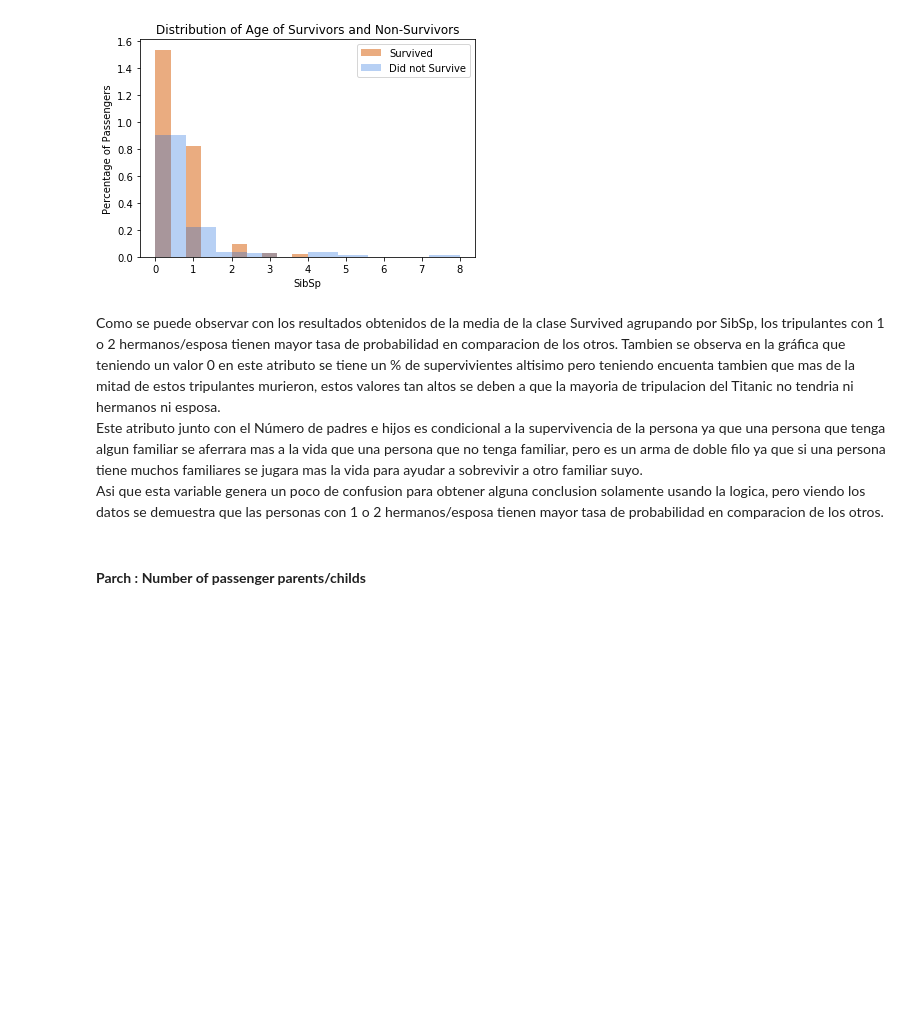
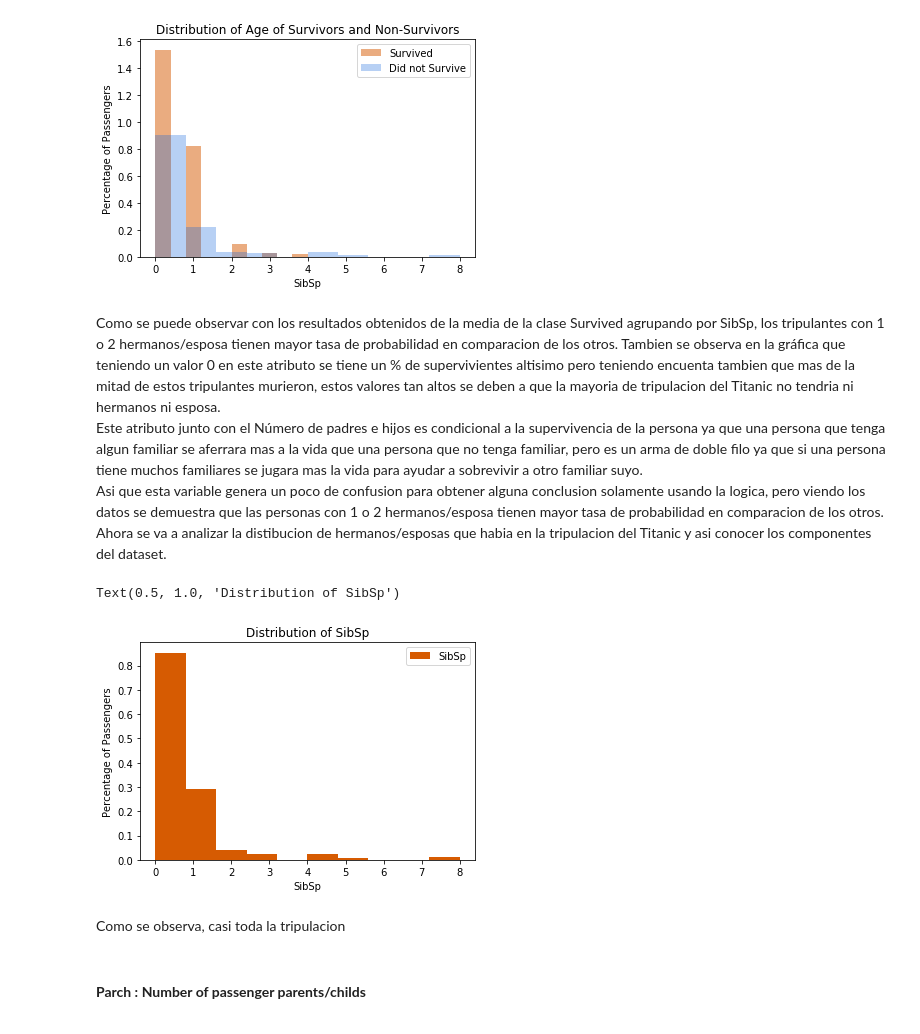
Before and after one commit to brudini/Titanic-Kaggle, a Jupyter notebook: titanic.ipynb, the cells around one changed output. Cells and saved outputs as stored; diff of their text form; code cells hidden in the pictures; blank space fills up the shorter version.

```diff
--- a/titanic.ipynb
+++ b/titanic.ipynb
@@ -309,3 +309,4 @@ Como se puede observar con los resultados obtenidos de la media de la clase Surv
 Tambien se observa en la gráfica que teniendo un valor 0 en este atributo se tiene un % de supervivientes altisimo pero teniendo encuenta tambien que mas de la mitad de estos tripulantes murieron, estos valores tan altos se deben a que la mayoria de tripulacion del Titanic no tendria ni hermanos ni esposa.
 Este atributo junto con el Número de padres e hijos es condicional a la supervivencia de la persona ya que una persona que tenga algun familiar se aferrara mas a la vida que una persona que no tenga familiar, pero es un arma de doble filo ya que si una persona tiene muchos familiares se jugara mas la vida para ayudar a sobrevivir a otro familiar suyo.
 Asi que esta variable genera un poco de confusion para obtener alguna conclusion solamente usando la logica, pero viendo los datos se demuestra que las personas con 1 o 2 hermanos/esposa tienen mayor tasa de probabilidad en comparacion de los otros.
+Ahora se va a analizar la distibucion de hermanos/esposas que habia en la tripulacion del Titanic y asi conocer los componentes del dataset.
@@ -312,3 +320,19 @@ Asi que esta variable genera un poco de confusion para obtener alguna conclusion
+# %%
+age=train_df.loc[:, "SibSp"]
+
+#Mostrar graficamente
+color1=(215/256,91/256,2/256,1)
+
+age.plot.hist(fc=color1,density=1)
+plt.xlabel("SibSp")
+plt.ylabel("Percentage of Passengers")
+plt.legend(loc='upper right')
+plt.title("Distribution of SibSp")
+# %% [output]
+Text(0.5, 1.0, 'Distribution of SibSp')
+[figure, added]
+# %% [markdown]
+Como se observa, casi toda la tripulacion
 # %% [markdown]
 #### **Parch : Number of passenger parents/childs**
 <a id="Parch"></a>
```
Also changed, not shown: parts of 2 cells of this notebook.
